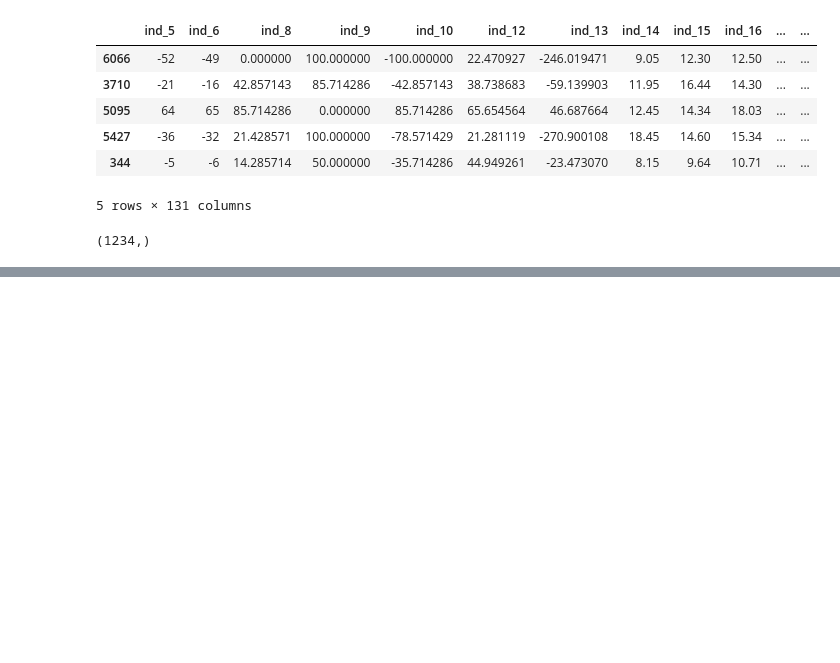
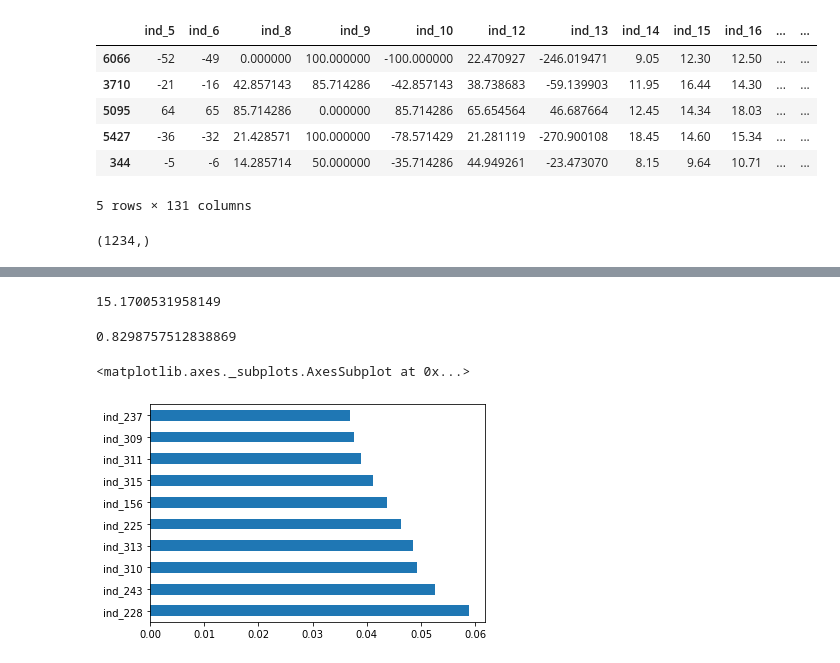
Before and after one commit to Kodluyoruz-Ankara-Veri-Bilimi/Assingment_Taner, a Jupyter notebook: Second_assingment.ipynb, the cells around one changed output, grey strips where cells are left out. Drawn from its saved outputs; the diff is of its cells as text; code cells hidden in the pictures; blank space fills up the shorter version.

```diff
--- a/Second_assingment.ipynb
+++ b/Second_assingment.ipynb
@@ -172,0 +367,3 @@ model = Model(dff)
+# %%
+rfr_model = RandomForestRegressor(random_state=0)
+rfr_model.fit(X_train, y_train)
@@ -172,0 +378,16 @@ model = Model(dff)
+# %%
+y_pred = rfr_model.predict(X_test)
+np.sqrt(mean_squared_error(y_test, y_pred))
+# %% [output]
+15.1700531958149
+# %%
+r2_score(y_test, y_pred)
+# %% [output]
+0.8298757512838869
+# %%
+feature_importance = pd.Series(rfr_model.feature_importances_,
+                          index=X_train.columns)
+feature_importance.nlargest(10).plot(kind= "barh")
+# %% [output]
+<matplotlib.axes._subplots.AxesSubplot at 0x...>
+[figure, added]
```
Also changed, not shown: parts of 41 cells of this notebook, 4 other files.
